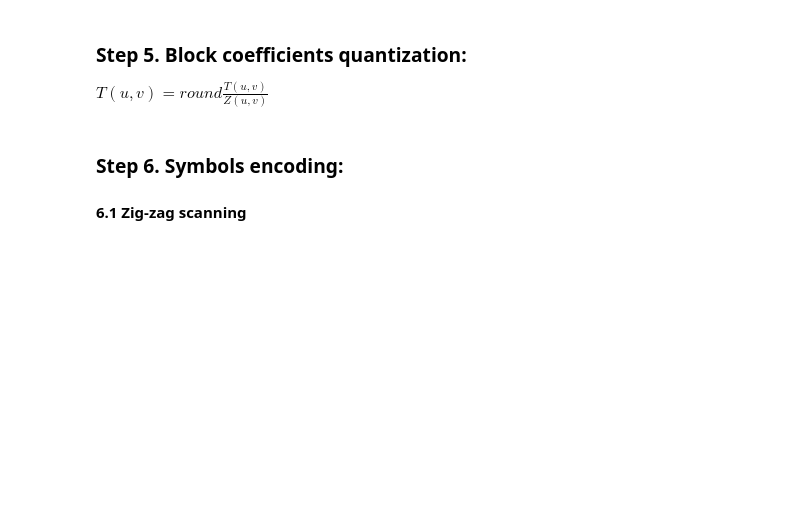
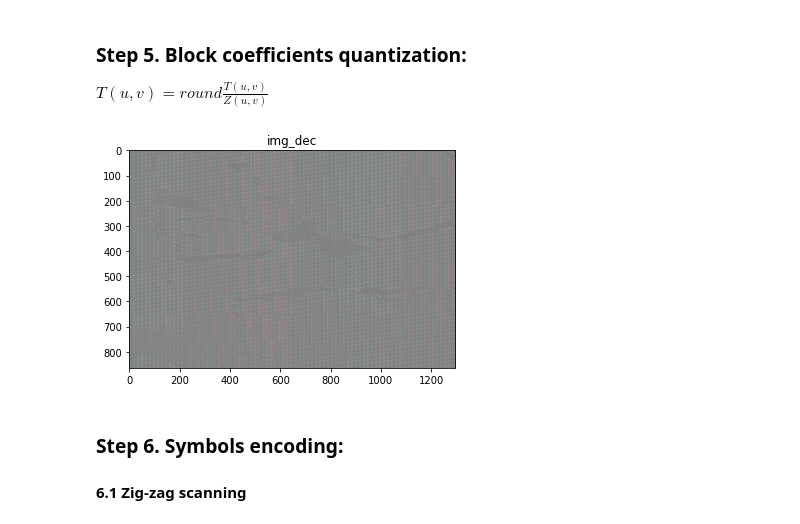
Before and after one commit to partizanos/advanced_image_processing, a Jupyter notebook: AEI_tp4_1.ipynb, the cells around one changed output. Drawn from its saved outputs; the diff is of its cells as text; code cells hidden in the pictures; blank space fills up the shorter version.

```diff
--- a/AEI_tp4_1.ipynb
+++ b/AEI_tp4_1.ipynb
@@ -286,30 +322,50 @@ Clipping input data to the valid range for imshow with RGB data ([0..1] for floa
 
 $T(u,v) = round \frac{T(u,v)} {Z(u,v)}  $
 # %%
+# inversible step
+
 def quantization(Y_dct, Cb_dct, Cr_dct, Z):
   T_Y = np.round(Y_dct/Z)
   T_cb = np.round(Cb_dct/Z)
   T_cr = np.round(Cr_dct/Z)
 
   return (T_Y, T_cb, T_cb)
 
 
 ######################
-
 
 Z = [
       [16, 11, 10, 16, 24, 40, 51, 61],
       [12, 12, 14, 19, 26, 28, 60, 55],
       [14, 13, 16, 24, 40, 57, 69, 56],
       [14, 17, 22, 29, 51, 87, 80, 62],
       [18, 22, 37, 56, 68, 109, 103, 77],
       [24, 35, 55, 64, 81, 104, 113, 92],
       [49, 64, 78, 87, 103, 121, 120, 101],
       [72, 92, 95, 98, 112, 100, 103, 99]
 ]
 
-(T_Y, T_cb, T_cr) = quantization(Y_dct, Cb_dct, Cr_dct, Z)
-T_cr.shape, T_cr[0, :]
+
+# encoding
+img_enc  = rgb2ycbcr(im)
+y, cb, cr = downsample(img_enc)
+y, cb, cr= img_2_block(y, cb, cr, (max_M, max_N ) )
+y, cb, cr= global_mean_reduce(y,cb,cr)
+# commented for testing
+# y, cb, cr = dct_2d(y, cb, cr)
+# non reversible step
+y, cb, cr = quantization(y, cb, cr, Z)
+
+# decoding
+# commented for testing
+# y, cb, cr  = idct_2d(y, cb, cr )
+y, cb, cr= global_mean_add(y,cb,cr)
+y, cb, cr = block_2_img(y, cb, cr)
+img_dec = upsample(y, cb, cr )
+img_dec = img_dec.astype("uint")
+plt.imshow(img_dec);  plt.title("img_dec"); plt.show()
+# %% [output]
+[figure, added]
 # %% [markdown]
 ### Step 6. Symbols encoding:
 #### 6.1  Zig-zag scanning
```
Also changed, not shown: parts of 7 cells of this notebook.
